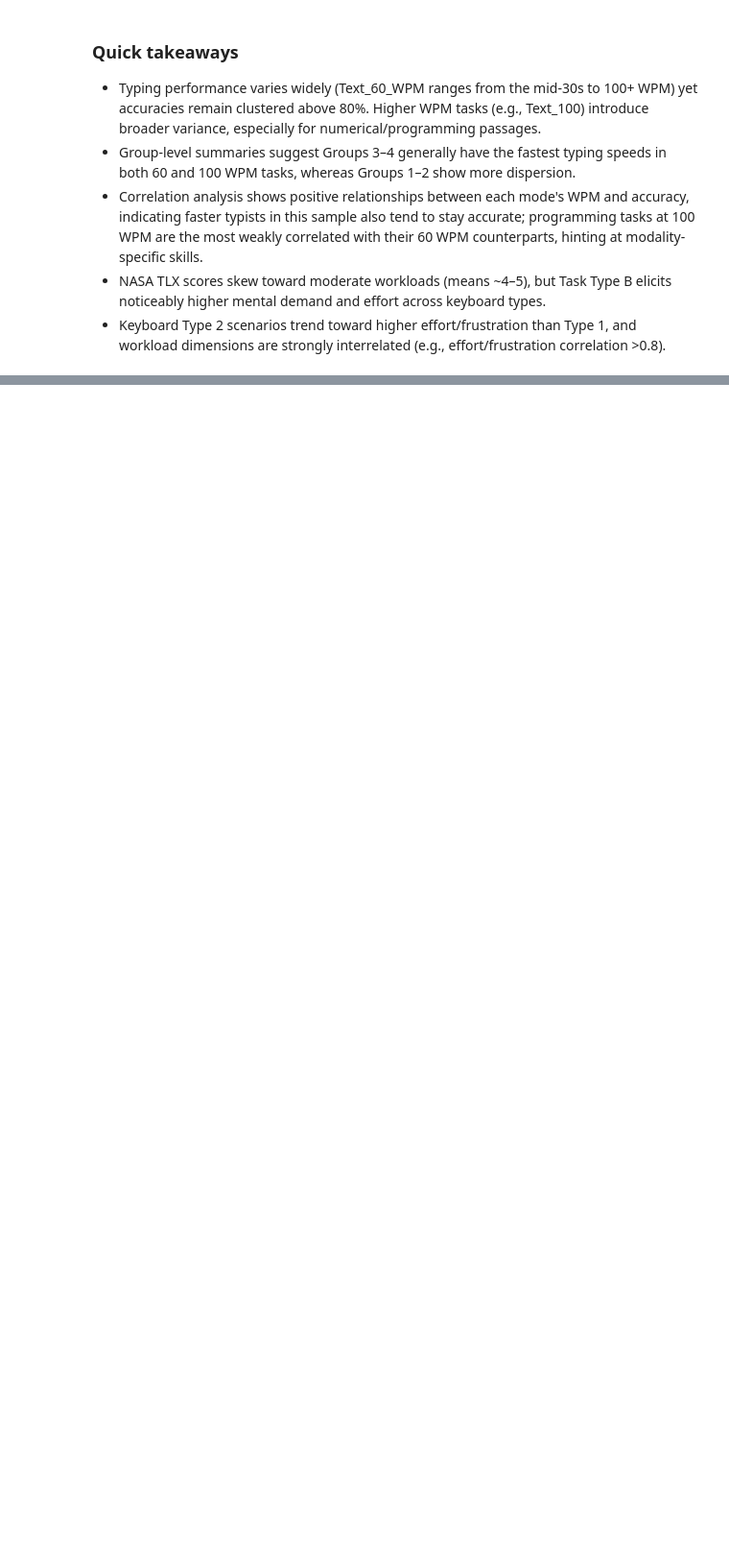
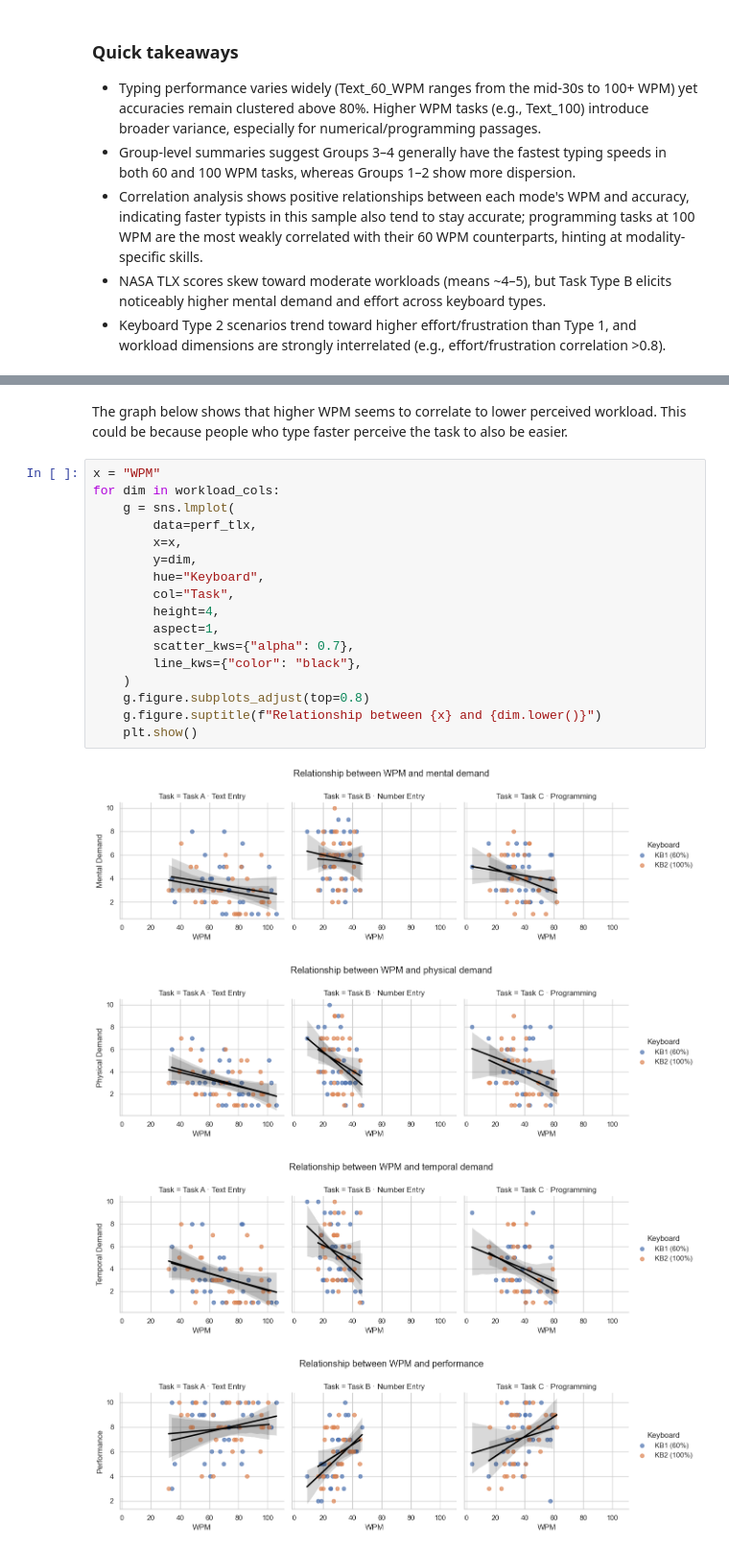
Before and after one commit to chris-asturiano/typing-test, a Jupyter notebook: data_analysis/data_analysis.ipynb, the cells around one changed output, grey strips where cells are left out. Shown at 96% size. Saved outputs shown, nothing was run; the diff lists cells and outputs as text; blank space fills up the shorter version.

```diff
--- a/data_analysis/data_analysis.ipynb
+++ b/data_analysis/data_analysis.ipynb
@@ -341,0 +563,24 @@ plt.tight_layout()
+# %% [markdown]
+The graph below shows that higher WPM seems to correlate to lower perceived workload. This could be because people who type faster perceive the task to also be easier.
+# %%
+x = "WPM"
+for dim in workload_cols:
+    g = sns.lmplot(
+        data=perf_tlx,
+        x=x,
+        y=dim,
+        hue="Keyboard",
+        col="Task",
+        height=4,
+        aspect=1,
+        scatter_kws={"alpha": 0.7},
+        line_kws={"color": "black"},
+    )
+    g.figure.subplots_adjust(top=0.8)
+    g.figure.suptitle(f"Relationship between {x} and {dim.lower()}")
+    plt.show()
+# %% [output]
+[figure, added]
+[figure, added]
+[figure, added]
+[figure, added]
```
Also changed, not shown: parts of 18 cells of this notebook.
